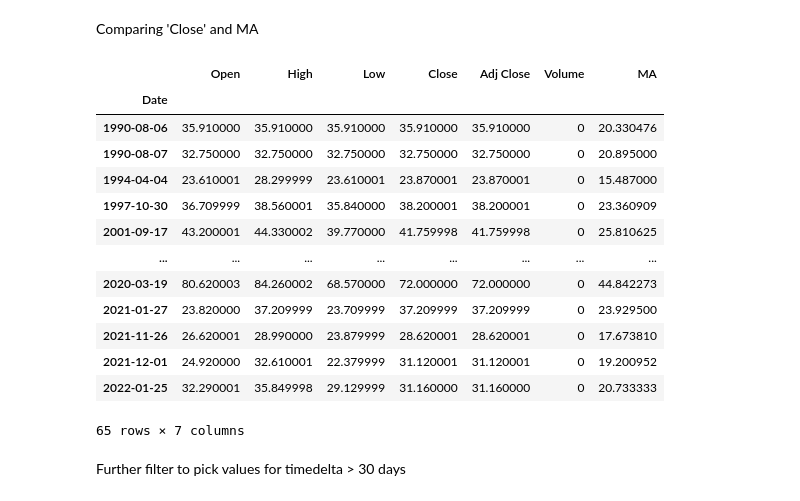
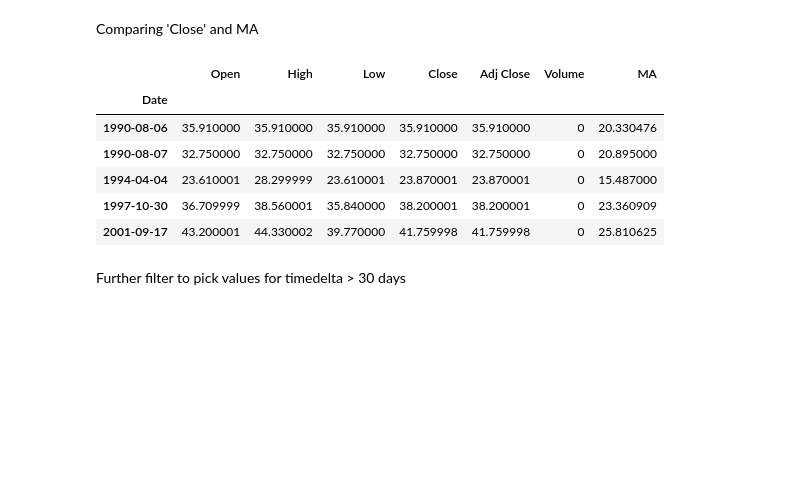
Before and after one commit to atkrish0/quantfin, a Jupyter notebook: JPM 'Surefire' Strat/JPM_Surefire.ipynb, the cells around one changed output. Drawn from its saved outputs; the diff is of its cells as text; code cells hidden in the pictures; blank space fills up the shorter version.

```diff
--- a/JPM 'Surefire' Strat/JPM_Surefire.ipynb
+++ b/JPM 'Surefire' Strat/JPM_Surefire.ipynb
@@ -57,22 +70,15 @@ Comparing 'Close' and MA
 # %%
 vix_df_filtered = vix_df[vix_df.Close > 1.5 * vix_df.MA]
 # %%
-vix_df_filtered
+vix_df_filtered.head()
 # %% [output]
 |  | Open | High | Low | Close | Adj Close | Volume | MA |
 | Date |  |  |  |  |  |  |  |
 | 1990-08-06 | 35.910000 | 35.910000 | 35.910000 | 35.910000 | 35.910000 | 0 | 20.330476 |
 | 1990-08-07 | 32.750000 | 32.750000 | 32.750000 | 32.750000 | 32.750000 | 0 | 20.895000 |
 | 1994-04-04 | 23.610001 | 28.299999 | 23.610001 | 23.870001 | 23.870001 | 0 | 15.487000 |
 | 1997-10-30 | 36.709999 | 38.560001 | 35.840000 | 38.200001 | 38.200001 | 0 | 23.360909 |
 | 2001-09-17 | 43.200001 | 44.330002 | 39.770000 | 41.759998 | 41.759998 | 0 | 25.810625 |
-| ... | ... | ... | ... | ... | ... | ... | ... |
-| 2020-03-19 | 80.620003 | 84.260002 | 68.570000 | 72.000000 | 72.000000 | 0 | 44.842273 |
-| 2021-01-27 | 23.820000 | 37.209999 | 23.709999 | 37.209999 | 37.209999 | 0 | 23.929500 |
-| 2021-11-26 | 26.620001 | 28.990000 | 23.879999 | 28.620001 | 28.620001 | 0 | 17.673810 |
-| 2021-12-01 | 24.920000 | 32.610001 | 22.379999 | 31.120001 | 31.120001 | 0 | 19.200952 |
-| 2022-01-25 | 32.290001 | 35.849998 | 29.129999 | 31.160000 | 31.160000 | 0 | 20.733333 |
-65 rows × 7 columns
 # %% [markdown]
 Further filter to pick values for timedelta > 30 days
 # %%
```
Also changed, not shown: parts of 14 cells of this notebook, 1 other file.
